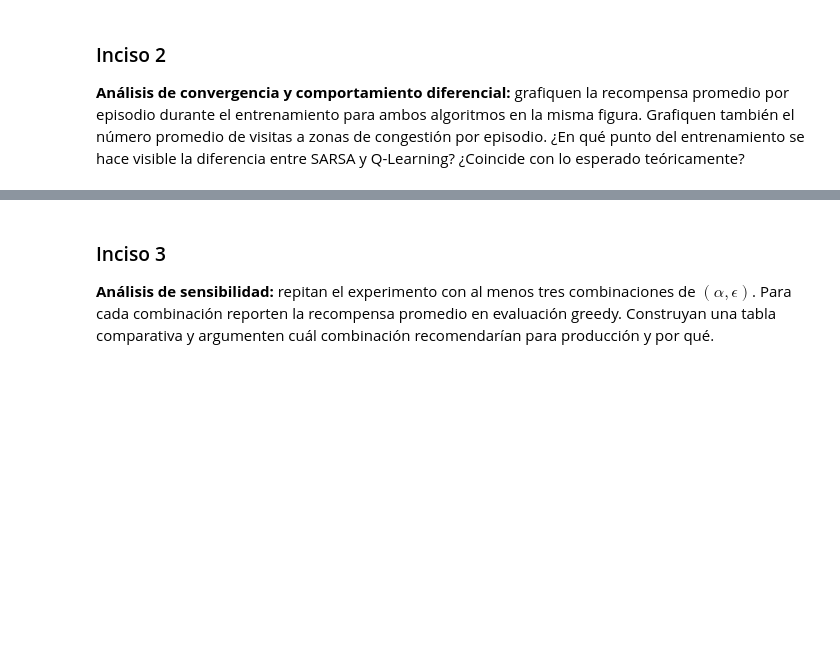
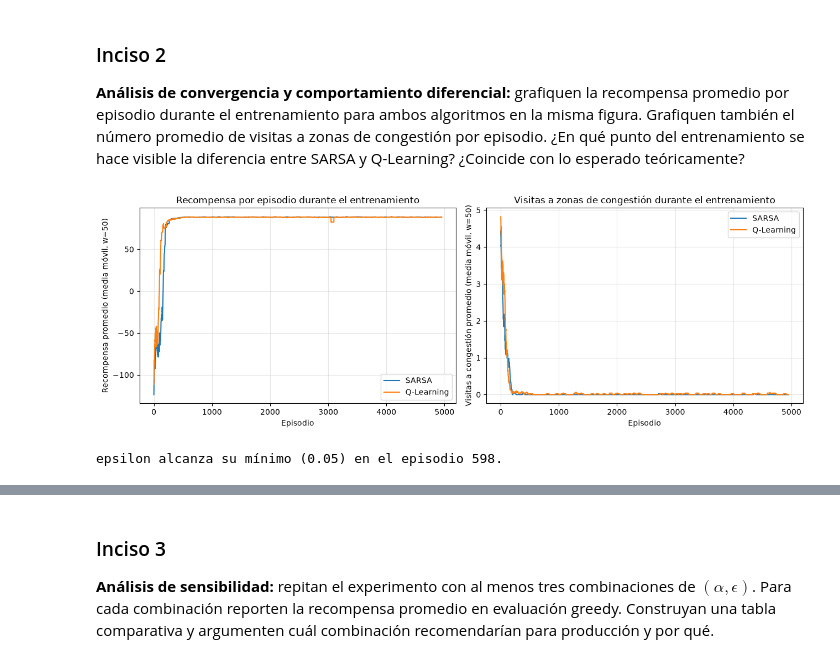
Before and after one commit to donmatthiuz/RL, a Jupyter notebook: Reporte.ipynb, the cells around one changed output, grey strips where cells are left out. Saved outputs shown, nothing was run; the diff lists cells and outputs as text; code cells hidden in the pictures; blank space fills up the shorter version.

```diff
--- a/Reporte.ipynb
+++ b/Reporte.ipynb
@@ -307,3 +383,44 @@ Con base en lo aprendido, responda:
 ### Inciso 2
 
 **Análisis de convergencia y comportamiento diferencial:** grafiquen la recompensa promedio por episodio durante el entrenamiento para ambos algoritmos en la misma figura. Grafiquen también el número promedio de visitas a zonas de congestión por episodio. ¿En qué punto del entrenamiento se hace visible la diferencia entre SARSA y Q-Learning? ¿Coincide con lo esperado teóricamente?
+# %%
+import matplotlib.pyplot as plt
+
+
+def rolling_mean(values, w=50):
+    values = np.asarray(values, dtype=float)
+    return np.convolve(values, np.ones(w) / w, mode="valid")
+
+
+w = 50
+fig, axes = plt.subplots(1, 2, figsize=(13, 4.5))
+
+axes[0].plot(rolling_mean(sarsa_history.rewards, w), label="SARSA")
+axes[0].plot(rolling_mean(q_learning_history.rewards, w), label="Q-Learning")
+axes[0].set_xlabel("Episodio")
+axes[0].set_ylabel(f"Recompensa promedio (media móvil, w={w})")
+axes[0].set_title("Recompensa por episodio durante el entrenamiento")
+axes[0].legend()
+axes[0].grid(alpha=0.3)
+
+axes[1].plot(rolling_mean(sarsa_history.congestion_visits, w), label="SARSA")
+axes[1].plot(rolling_mean(q_learning_history.congestion_visits, w), label="Q-Learning")
+axes[1].set_xlabel("Episodio")
+axes[1].set_ylabel(f"Visitas a congestión promedio (media móvil, w={w})")
+axes[1].set_title("Visitas a zonas de congestión durante el entrenamiento")
+axes[1].legend()
+axes[1].grid(alpha=0.3)
+
+plt.tight_layout()
+plt.show()
+
+# Trayectoria del valor de epsilon usado en el entrenamiento (config de la Tarea 3).
+eps, eps_trace = config["epsilon"], []
+for _ in range(config["episodes"]):
+    eps_trace.append(eps)
+    eps = max(config["epsilon_min"], eps * config["epsilon_decay"])
+eps_floor_episode = next(i for i, e in enumerate(eps_trace) if e <= config["epsilon_min"])
+print(f"epsilon alcanza su mínimo ({config['epsilon_min']}) en el episodio {eps_floor_episode}.")
+# %% [output]
+[figure, added]
+epsilon alcanza su mínimo (0.05) en el episodio 598.
```
Also changed, not shown: parts of 7 cells of this notebook, 1 other file.
